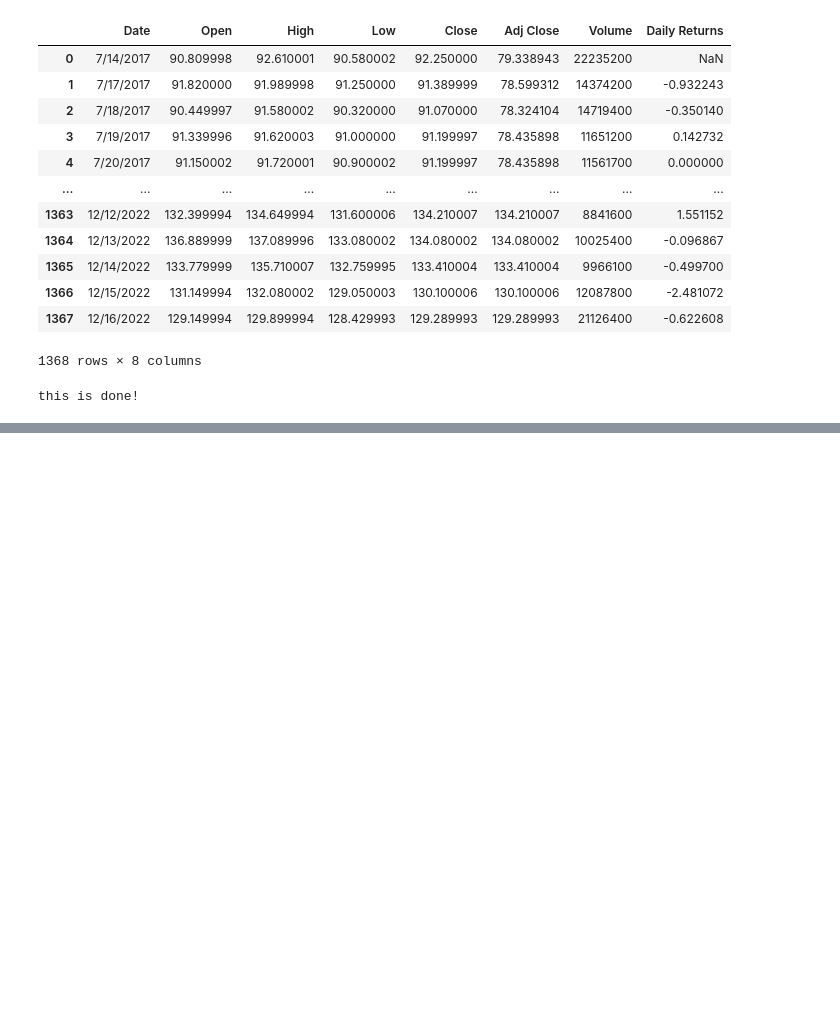
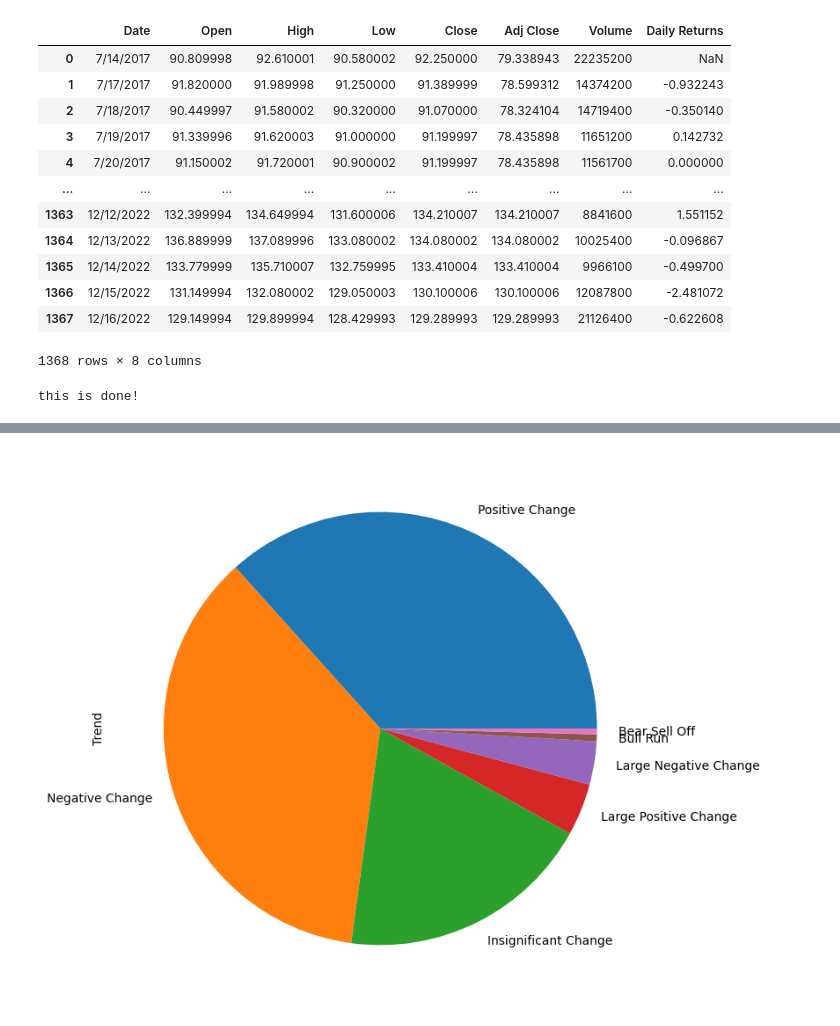
Before and after one commit to abhipoko/Portfolio-optimization--using-Python-, a Jupyter notebook: Portfolio Optimization.ipynb, the cells around one changed output, grey strips where cells are left out. Cells and saved outputs as stored; diff of their text form; code cells hidden in the pictures; blank space fills up the shorter version.

Commit message:
fifth graph

```diff
--- a/Portfolio Optimization.ipynb
+++ b/Portfolio Optimization.ipynb
@@ -281,3 +281,23 @@ plot_financial_data(stock_df.iloc[:,[0,7]], 'Amazon.com, Inc. (AMZN) Percentage
 print('this is done!')
 # %% [output]
 this is done!
+# %%
+def percentage_return_classifier(percentage_return):
+
+    if percentage_return > -0.3 and percentage_return <= 0.3:
+        return 'Insignificant Change'
+    elif percentage_return > 0.3 and percentage_return <= 3:
+        return 'Positive Change'
+    elif percentage_return > -3 and percentage_return <= -0.3:
+        return 'Negative Change'
+    elif percentage_return > 3 and percentage_return <= 7:
+        return 'Large Positive Change'
+    elif percentage_return > -7 and percentage_return <= -3:
+        return 'Large Negative Change'
+    elif percentage_return > 7:
+        return 'Bull Run'
+    elif percentage_return <= -7:
+        return 'Bear Sell Off'
+# %%
+stock_df['Trend'] = stock_df['Daily Returns'].apply(percentage_return_classifier)
+stock_df
@@ -283,0 +318,3 @@ this is done!
+# %%
+trend_summary = stock_df['Trend'].value_counts()
+trend_summary
@@ -283,0 +330,5 @@ this is done!
+# %%
+plt.figure(figsize = (8, 8))
+trend_summary.plot(kind = 'pie', y = 'Trend');
+# %% [output]
+[figure, added]
```
Also changed, not shown: parts of 2 cells of this notebook.
